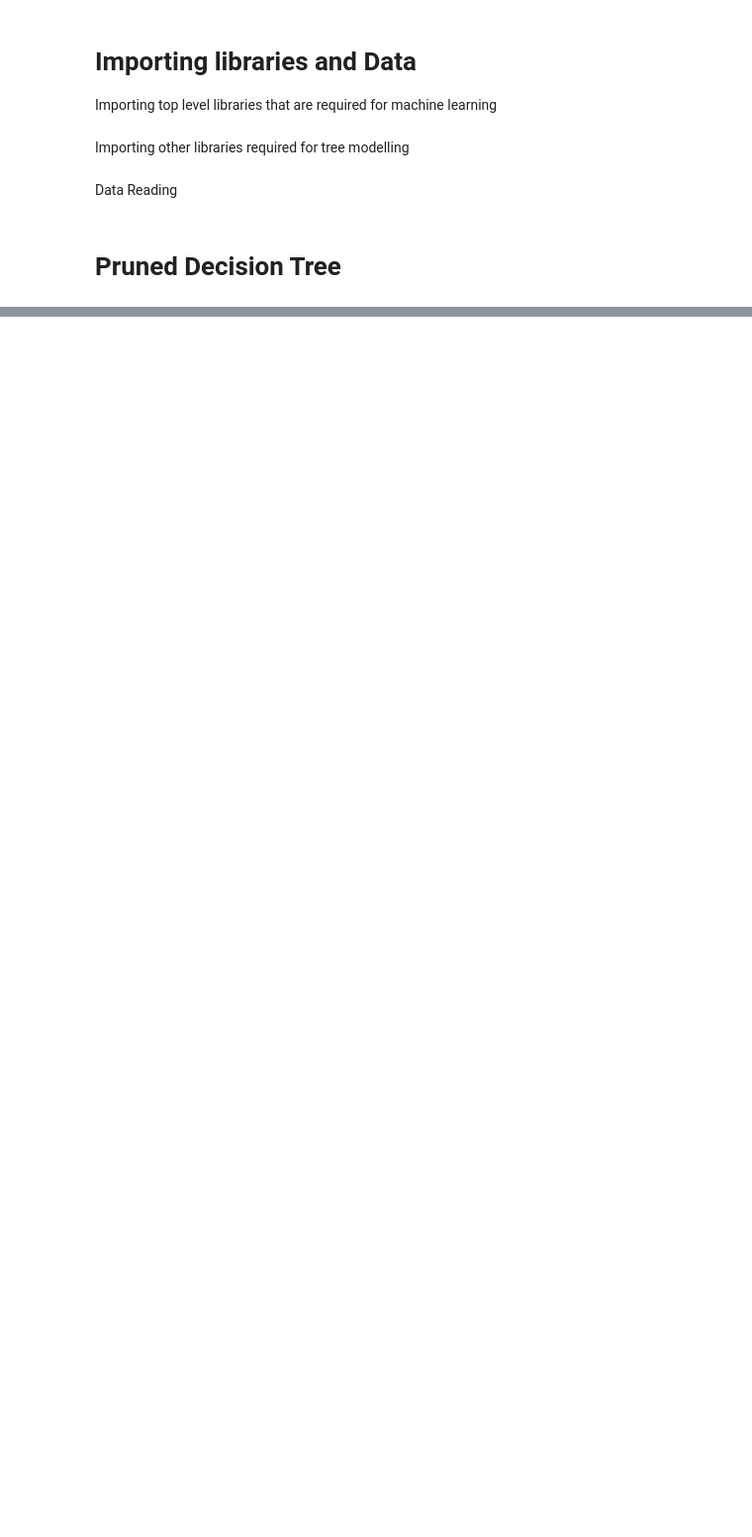
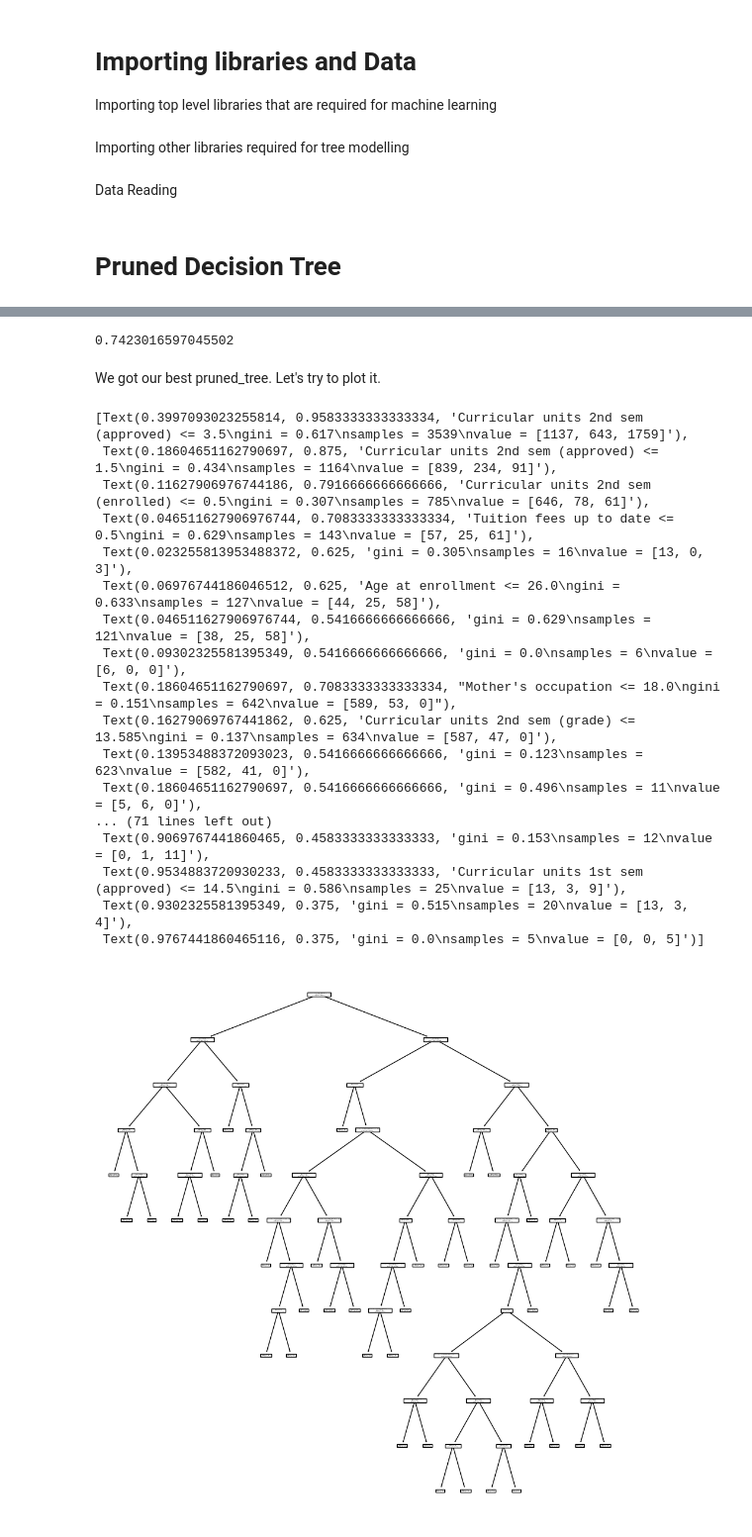
Before and after one commit to Tohtoroo/MLDropout, a Jupyter notebook: main/Trees_training.ipynb, the cells around one changed output, grey strips where cells are left out. Shown: that part at 99% size. Drawn from its saved outputs; the diff is of its cells as text; code cells hidden in the pictures; blank space fills up the shorter version.

Commit message:
Completed training for logistic regression and trees method

```diff
--- a/main/Trees_training.ipynb
+++ b/main/Trees_training.ipynb
@@ -35,6 +41,12 @@ from ISLP.bart import BART
 Data Reading
 # %%
 X_train = pd.read_csv("../data/X_train.csv")
+Y_train = pd.read_csv("../data/Y_train.csv")
+feature_names = X_train.columns
+X_train = np.asarray(X_train)
+Y_train = np.ravel(np.asarray(Y_train))
+
+y_train = pd.read_csv("../data/y_train.csv")
 X_test = pd.read_csv("../data/X_test.csv")
 # %% [markdown]
 # Pruned Decision Tree
@@ -43,0 +55,38 @@ X_test = pd.read_csv("../data/X_test.csv")
+# %%
+tree = DTC(criterion='gini')
+tree.fit(X_train,Y_train)
+
+ccp_path = tree.cost_complexity_pruning_path(X_train , Y_train)
+kfold = skm.KFold(10,shuffle=True)
+grid = skm.GridSearchCV(tree ,{'ccp_alpha': ccp_path.ccp_alphas},refit=True ,cv=kfold ,\
+                        scoring='accuracy')
+grid.fit(X_train , Y_train)
+grid.best_score_
+# %% [output]
+0.7423016597045502
+# %%
+pruned_tree = grid.best_estimator_
+# %% [markdown]
+We got our best pruned_tree. Let's try to plot it.
+# %%
+ax = subplots(figsize=(12, 12))[1]
+plot_tree(pruned_tree,feature_names=feature_names ,ax=ax)
+# %% [output]
+[Text(0.3997093023255814, 0.9583333333333334, 'Curricular units 2nd sem (approved) <= 3.5\ngini = 0.617\nsamples = 3539\nvalue = [1137, 643, 1759]'),
+ Text(0.18604651162790697, 0.875, 'Curricular units 2nd sem (approved) <= 1.5\ngini = 0.434\nsamples = 1164\nvalue = [839, 234, 91]'),
+ Text(0.11627906976744186, 0.7916666666666666, 'Curricular units 2nd sem (enrolled) <= 0.5\ngini = 0.307\nsamples = 785\nvalue = [646, 78, 61]'),
+ Text(0.046511627906976744, 0.7083333333333334, 'Tuition fees up to date <= 0.5\ngini = 0.629\nsamples = 143\nvalue = [57, 25, 61]'),
+ Text(0.023255813953488372, 0.625, 'gini = 0.305\nsamples = 16\nvalue = [13, 0, 3]'),
+ Text(0.06976744186046512, 0.625, 'Age at enrollment <= 26.0\ngini = 0.633\nsamples = 127\nvalue = [44, 25, 58]'),
+ Text(0.046511627906976744, 0.5416666666666666, 'gini = 0.629\nsamples = 121\nvalue = [38, 25, 58]'),
+ Text(0.09302325581395349, 0.5416666666666666, 'gini = 0.0\nsamples = 6\nvalue = [6, 0, 0]'),
+ Text(0.18604651162790697, 0.7083333333333334, "Mother's occupation <= 18.0\ngini = 0.151\nsamples = 642\nvalue = [589, 53, 0]"),
+ Text(0.16279069767441862, 0.625, 'Curricular units 2nd sem (grade) <= 13.585\ngini = 0.137\nsamples = 634\nvalue = [587, 47, 0]'),
+ Text(0.13953488372093023, 0.5416666666666666, 'gini = 0.123\nsamples = 623\nvalue = [582, 41, 0]'),
+ Text(0.18604651162790697, 0.5416666666666666, 'gini = 0.496\nsamples = 11\nvalue = [5, 6, 0]'),
+... (71 lines left out)
+ Text(0.9069767441860465, 0.4583333333333333, 'gini = 0.153\nsamples = 12\nvalue = [0, 1, 11]'),
+ Text(0.9534883720930233, 0.4583333333333333, 'Curricular units 1st sem (approved) <= 14.5\ngini = 0.586\nsamples = 25\nvalue = [13, 3, 9]'),
+ Text(0.9302325581395349, 0.375, 'gini = 0.515\nsamples = 20\nvalue = [13, 3, 4]'),
+ Text(0.9767441860465116, 0.375, 'gini = 0.0\nsamples = 5\nvalue = [0, 0, 5]')]
+[figure, added]
```
Also changed, not shown: parts of 25 cells of this notebook, 1 other file.
